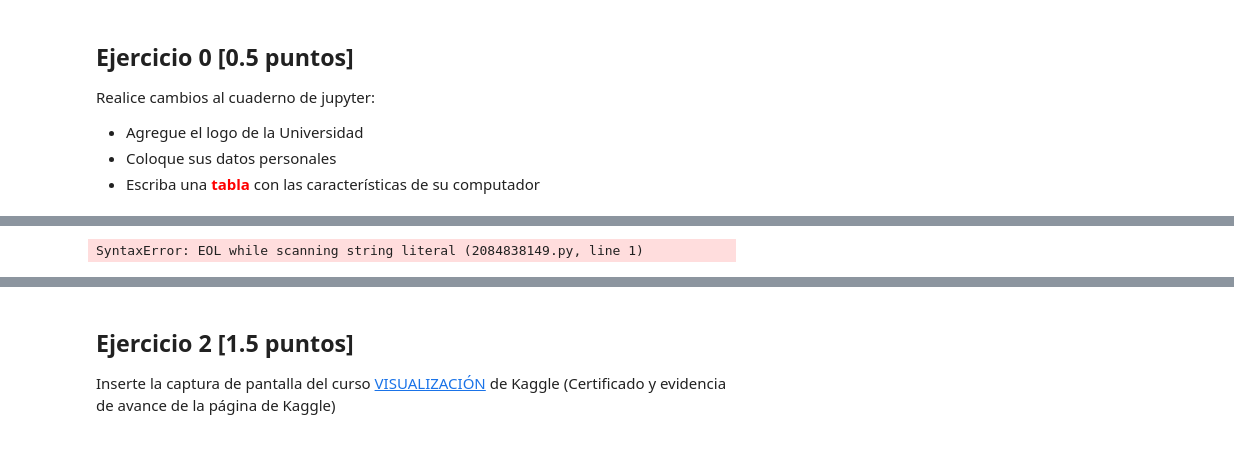
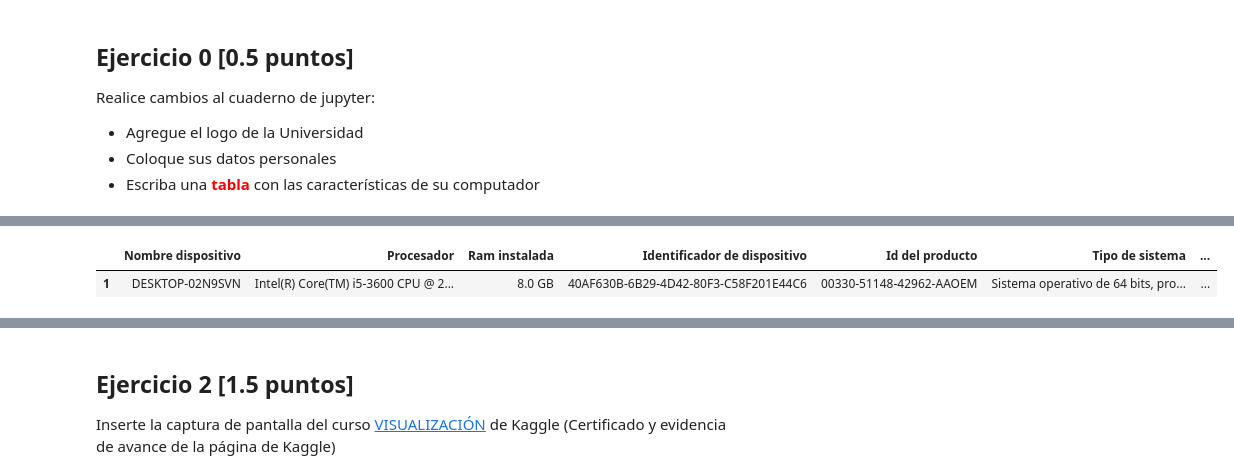
Before and after one commit to camposmicaela2311/2022II_GBI6_exam2, a Jupyter notebook: 2022II_GBI6G01_ExamenPython.ipynb, the cells around one changed output, grey strips where cells are left out. Drawn from its saved outputs; the diff is of its cells as text; code cells hidden in the pictures; blank space fills up the shorter version.

```diff
--- a/2022II_GBI6G01_ExamenPython.ipynb
+++ b/2022II_GBI6G01_ExamenPython.ipynb
@@ -42,8 +30,0 @@ Realice cambios al cuaderno de jupyter:
-# %%
-rnames =["Edicion: Windows 10 Pro", "RAM instalada:8,00GB(7,88 GB usable)", "Version: 22H2", "Procesador: Intel(R)Core(TM)i5-6300U CPU
-@2.40GHz 2.50ghz", ""]
-cnames = ["long_pata"]
-df1 = pd.DataFrame(lista, rnames, cnames)
-df1
-# %% [output]
-SyntaxError: EOL while scanning string literal (2084838149.py, line 1)
@@ -57,3 +31,17 @@ import seaborn as sns # estadistica y visualizacion
+# %%
+###Tabla
+import pandas as pd
+caracteristicas = pd.DataFrame({'Nombre dispositivo':'DESKTOP-02N9SVN',
+                                'Procesador':' Intel(R) Core(TM) i5-3600 CPU @ 2.40GHz   2.50 GHz',
+                                'Ram instalada':'8.0 GB',
+                                'Identificador de dispositivo': '40AF630B-6B29-4D42-80F3-C58F201E44C6',
+                                'Id del producto':'00330-51148-42962-AAOEM',
+                                'Tipo de sistema': 'Sistema operativo de 64 bits, procesador basado en x64',
+                                'Lapiz y entrada tactil': 'No disponible'}, index= [1])
+caracteristicas
+# %% [output]
+|  | Nombre dispositivo | Procesador | Ram instalada | Identificador de dispositivo | Id del producto | Tipo de sistema | ... |
+| 1 | DESKTOP-02N9SVN | Intel(R) Core(TM) i5-3600 CPU @ 2... | 8.0 GB | 40AF630B-6B29-4D42-80F3-C58F201E44C6 | 00330-51148-42962-AAOEM | Sistema operativo de 64 bits, pro... | ... |
 # %% [markdown]
 ## Ejercicio 1 [1.5 puntos]
 Inserte la captura de pantalla del curso [PANDAS](https://www.kaggle.com/learn/pandas) de Kaggle (Certificado y evidencia de avance de la página de Kaggle)
```
Also changed, not shown: parts of 5 cells of this notebook, 3 other files.
